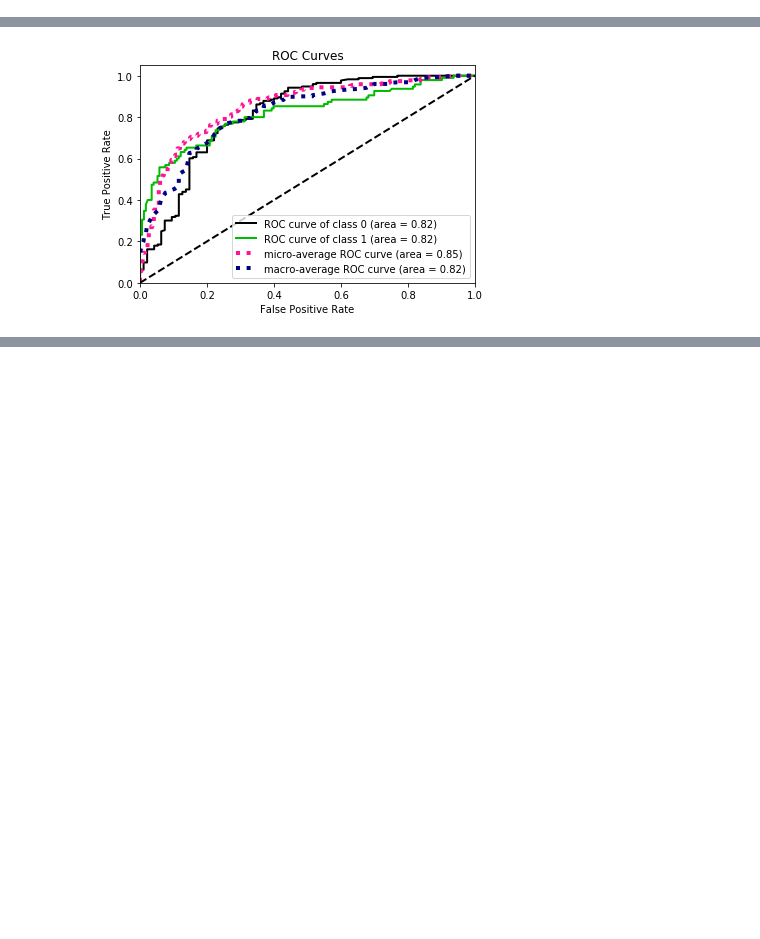
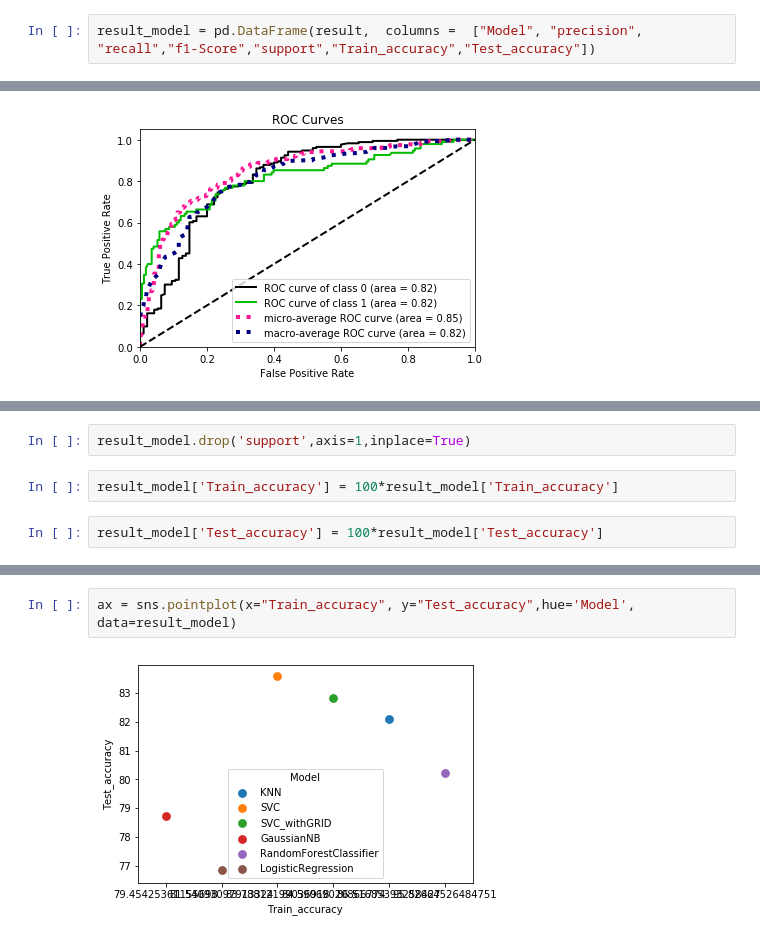
Before and after one commit to sushil79g/Data_exploration_titanic, a Jupyter notebook: Untitled1.ipynb, the cells around one changed output, grey strips where cells are left out. Cells and saved outputs as stored; diff of their text form; blank space fills up the shorter version.

```diff
--- a/Untitled1.ipynb
+++ b/Untitled1.ipynb
@@ -369,3 +464,5 @@ test accuracy: 0.7686567164179104
+# %%
+result_model = pd.DataFrame(result,  columns =  ["Model", "precision", "recall","f1-Score","support","Train_accuracy","Test_accuracy"])
 # %%
 import scikitplot as skplt
 import matplotlib.pyplot as plt
@@ -376,0 +476,6 @@ plt.show()
+# %%
+result_model.drop('support',axis=1,inplace=True)
+# %%
+result_model['Train_accuracy'] = 100*result_model['Train_accuracy']
+# %%
+result_model['Test_accuracy'] = 100*result_model['Test_accuracy']
@@ -376,0 +492,4 @@ plt.show()
+# %%
+ax = sns.pointplot(x="Train_accuracy", y="Test_accuracy",hue='Model', data=result_model)
+# %% [output]
+[figure, added]
```
Also changed, not shown: parts of 35 cells of this notebook.
